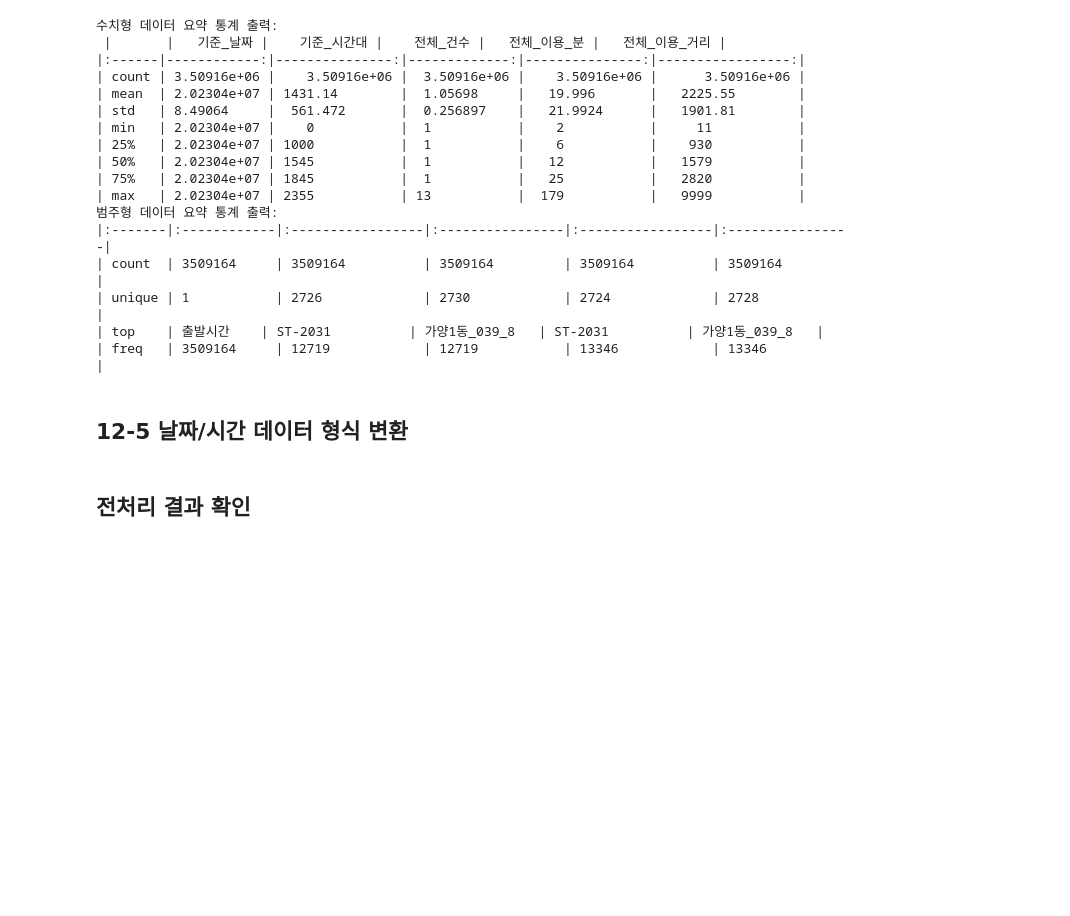
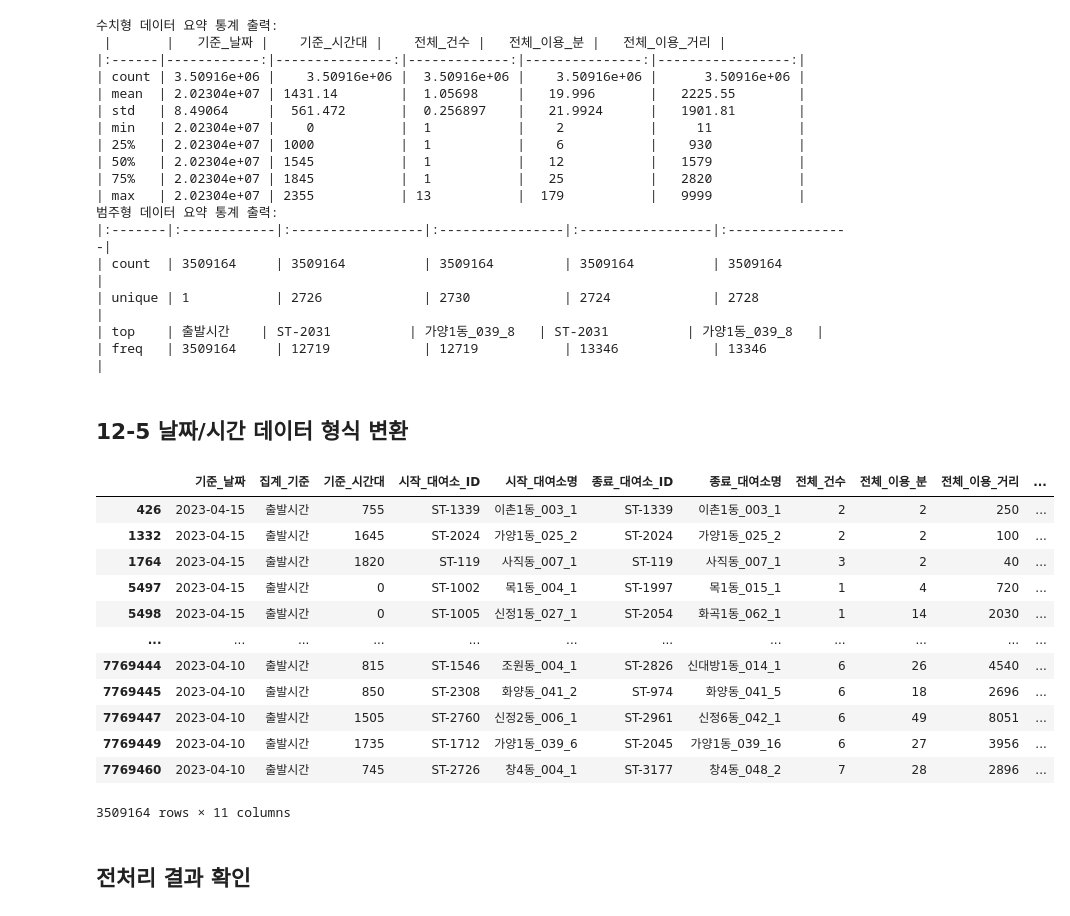
Before and after one commit to dlsdnsms/Data-Analysis-with-Open-Source, a Jupyter notebook: 오픈소스_데이터_분석_12강.ipynb, the cells around one changed output. Cells and saved outputs as stored; diff of their text form; code cells hidden in the pictures; blank space fills up the shorter version.

```diff
--- a/오픈소스_데이터_분석_12강.ipynb
+++ b/오픈소스_데이터_분석_12강.ipynb
@@ -209,6 +209,24 @@ day_mapping = {
     'Saturday': '토요일',
     'Sunday': '일요일'
 }
+
+df['요일'] = df['기준_날짜'].dt.day_name().map(day_mapping)
+# %%
+df
+# %% [output]
+|  | 기준_날짜 | 집계_기준 | 기준_시간대 | 시작_대여소_ID | 시작_대여소명 | 종료_대여소_ID | 종료_대여소명 | 전체_건수 | 전체_이용_분 | 전체_이용_거리 | ... |
+| 426 | 2023-04-15 | 출발시간 | 755 | ST-1339 | 이촌1동_003_1 | ST-1339 | 이촌1동_003_1 | 2 | 2 | 250 | ... |
+| 1332 | 2023-04-15 | 출발시간 | 1645 | ST-2024 | 가양1동_025_2 | ST-2024 | 가양1동_025_2 | 2 | 2 | 100 | ... |
+| 1764 | 2023-04-15 | 출발시간 | 1820 | ST-119 | 사직동_007_1 | ST-119 | 사직동_007_1 | 3 | 2 | 40 | ... |
+| 5497 | 2023-04-15 | 출발시간 | 0 | ST-1002 | 목1동_004_1 | ST-1997 | 목1동_015_1 | 1 | 4 | 720 | ... |
+| 5498 | 2023-04-15 | 출발시간 | 0 | ST-1005 | 신정1동_027_1 | ST-2054 | 화곡1동_062_1 | 1 | 14 | 2030 | ... |
+| ... | ... | ... | ... | ... | ... | ... | ... | ... | ... | ... | ... |
+| 7769444 | 2023-04-10 | 출발시간 | 815 | ST-1546 | 조원동_004_1 | ST-2826 | 신대방1동_014_1 | 6 | 26 | 4540 | ... |
+| 7769445 | 2023-04-10 | 출발시간 | 850 | ST-2308 | 화양동_041_2 | ST-974 | 화양동_041_5 | 6 | 18 | 2696 | ... |
+| 7769447 | 2023-04-10 | 출발시간 | 1505 | ST-2760 | 신정2동_006_1 | ST-2961 | 신정6동_042_1 | 6 | 49 | 8051 | ... |
+| 7769449 | 2023-04-10 | 출발시간 | 1735 | ST-1712 | 가양1동_039_6 | ST-2045 | 가양1동_039_16 | 6 | 27 | 3956 | ... |
+| 7769460 | 2023-04-10 | 출발시간 | 745 | ST-2726 | 창4동_004_1 | ST-3177 | 창4동_048_2 | 7 | 28 | 2896 | ... |
+3509164 rows × 11 columns
 # %% [markdown]
 ## 전처리 결과 확인
 # %%
```
